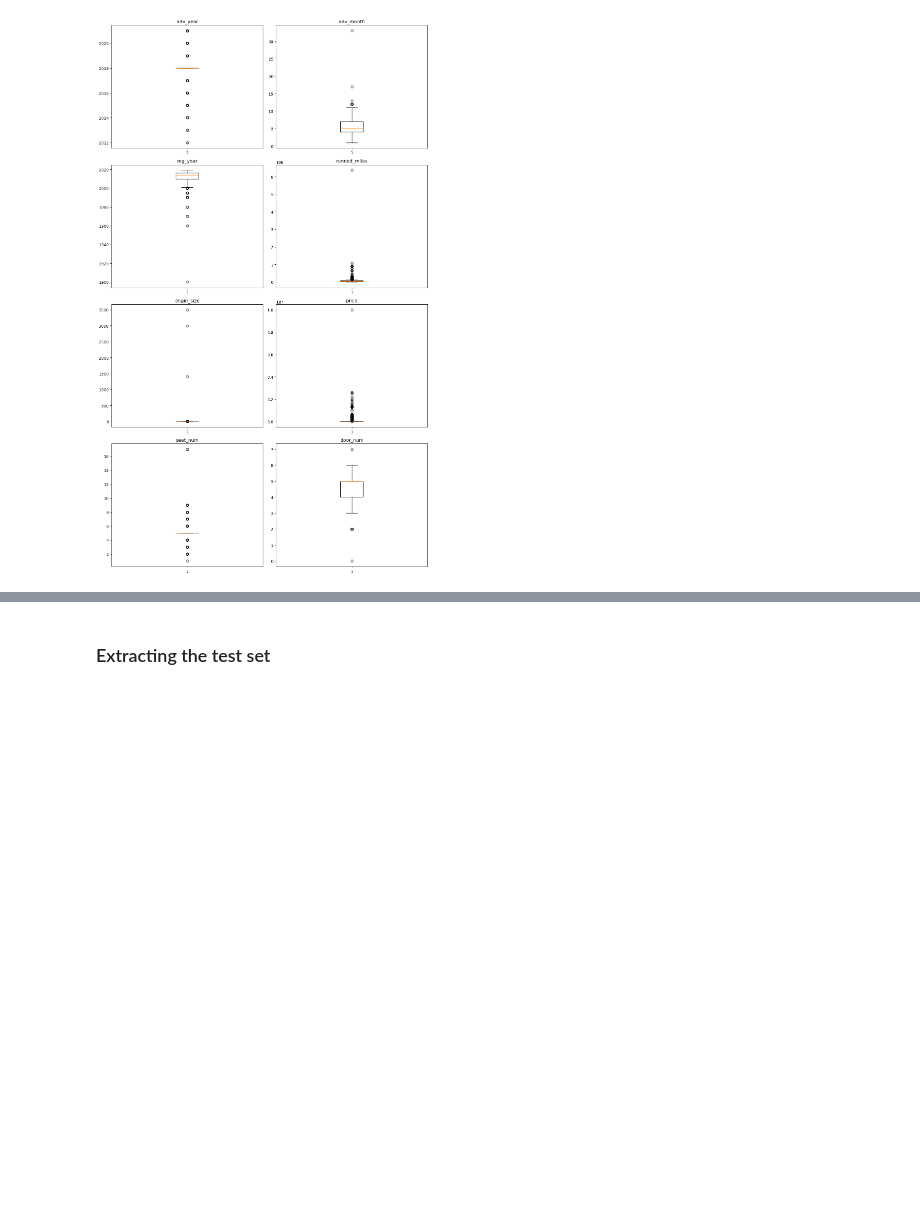
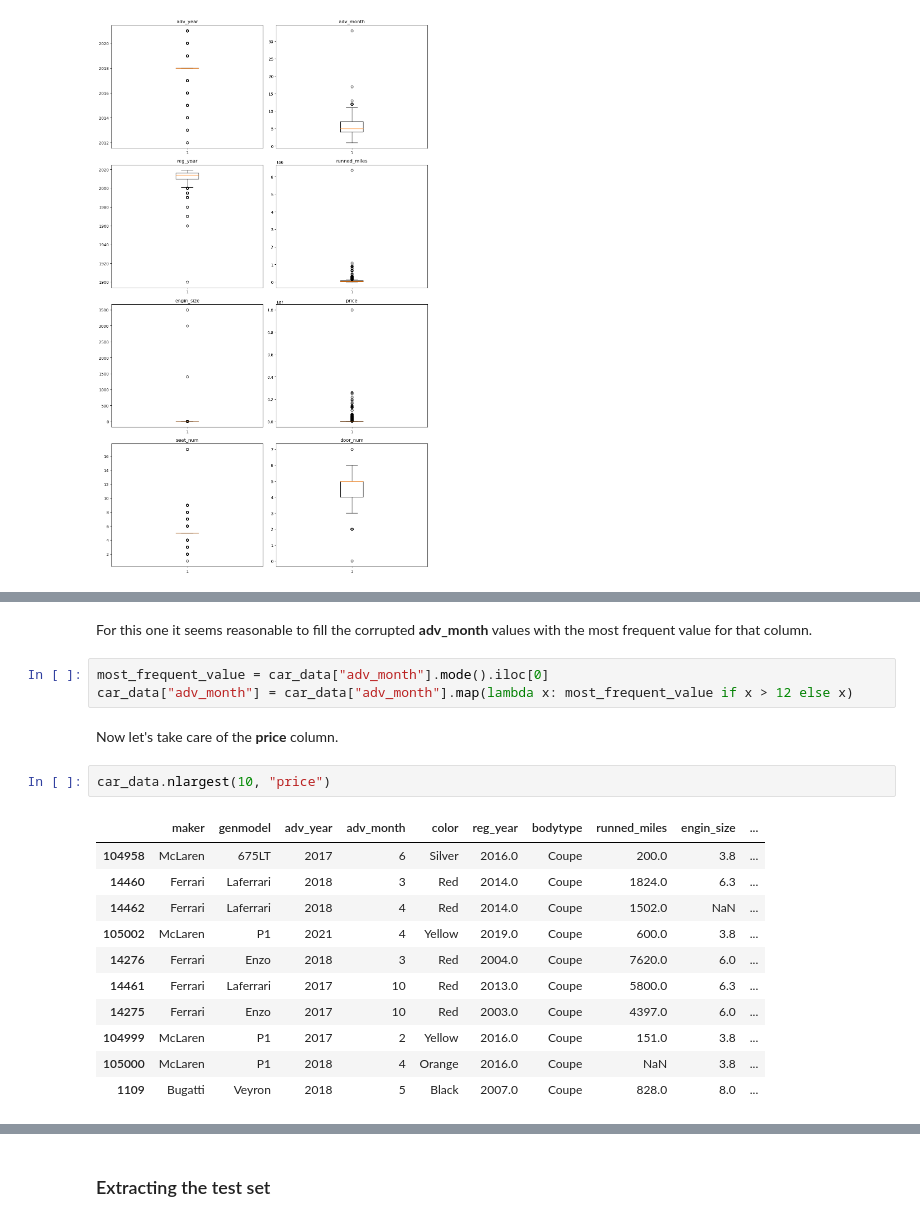
Before and after one commit to pawel-t-wolny/car-price-predictor, a Jupyter notebook: car_price_predictor.ipynb, the cells around one changed output, grey strips where cells are left out. Drawn from its saved outputs; the diff is of its cells as text; blank space fills up the shorter version.

```diff
--- a/car_price_predictor.ipynb
+++ b/car_price_predictor.ipynb
@@ -150,0 +162,21 @@ plt.show()
+# %% [markdown]
+For this one it seems reasonable to fill the corrupted **adv_month** values with the most frequent value for that column.
+# %%
+most_frequent_value = car_data["adv_month"].mode().iloc[0]
+car_data["adv_month"] = car_data["adv_month"].map(lambda x: most_frequent_value if x > 12 else x)
+# %% [markdown]
+Now let's take care of the **price** column.
+# %%
+car_data.nlargest(10, "price")
+# %% [output]
+|  | maker | genmodel | adv_year | adv_month | color | reg_year | bodytype | runned_miles | engin_size | ... |
+| 104958 | McLaren | 675LT | 2017 | 6 | Silver | 2016.0 | Coupe | 200.0 | 3.8 | ... |
+| 14460 | Ferrari | Laferrari | 2018 | 3 | Red | 2014.0 | Coupe | 1824.0 | 6.3 | ... |
+| 14462 | Ferrari | Laferrari | 2018 | 4 | Red | 2014.0 | Coupe | 1502.0 | NaN | ... |
+| 105002 | McLaren | P1 | 2021 | 4 | Yellow | 2019.0 | Coupe | 600.0 | 3.8 | ... |
+| 14276 | Ferrari | Enzo | 2018 | 3 | Red | 2004.0 | Coupe | 7620.0 | 6.0 | ... |
+| 14461 | Ferrari | Laferrari | 2017 | 10 | Red | 2013.0 | Coupe | 5800.0 | 6.3 | ... |
+| 14275 | Ferrari | Enzo | 2017 | 10 | Red | 2003.0 | Coupe | 4397.0 | 6.0 | ... |
+| 104999 | McLaren | P1 | 2017 | 2 | Yellow | 2016.0 | Coupe | 151.0 | 3.8 | ... |
+| 105000 | McLaren | P1 | 2018 | 4 | Orange | 2016.0 | Coupe | NaN | 3.8 | ... |
+| 1109 | Bugatti | Veyron | 2018 | 5 | Black | 2007.0 | Coupe | 828.0 | 8.0 | ... |
```
Also changed, not shown: parts of 22 cells of this notebook.
